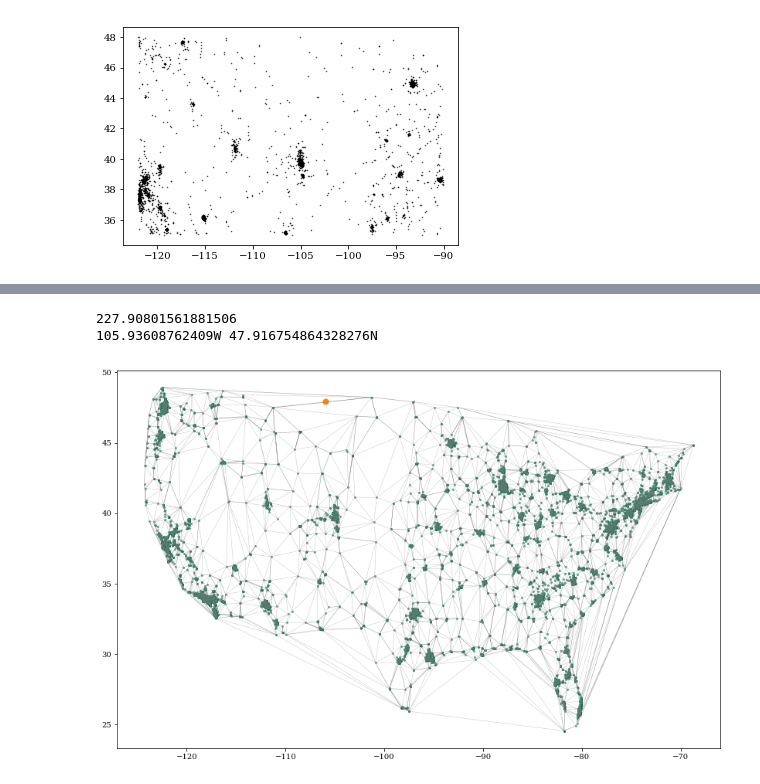
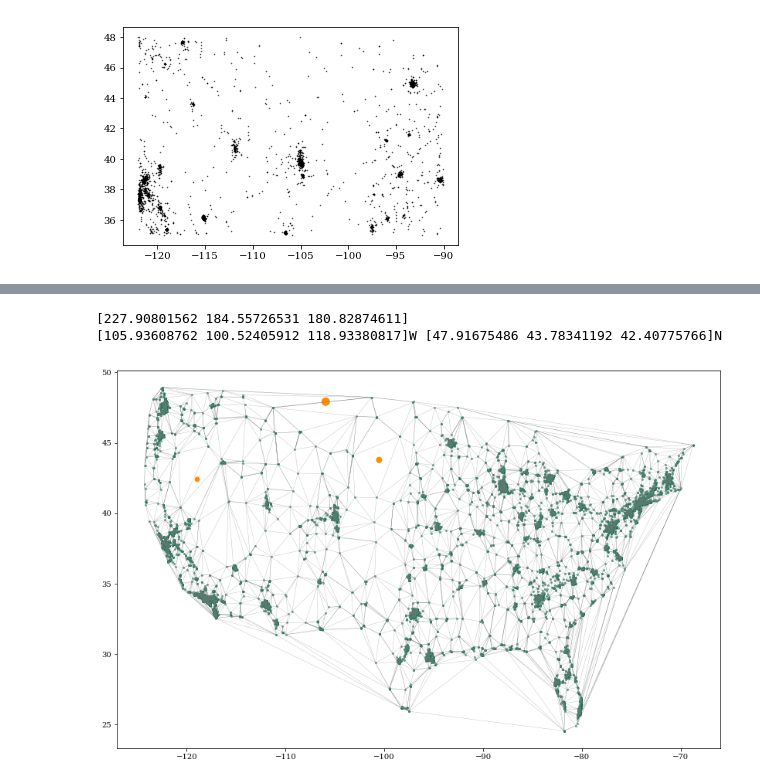
Before and after one commit to jradavenport/us_sbux2018, a Jupyter notebook: makeplots.ipynb, the cells around one changed output, grey strips where cells are left out. Cells and saved outputs as stored; diff of their text form; code cells hidden in the pictures.

```diff
--- a/makeplots.ipynb
+++ b/makeplots.ipynb
@@ -154,25 +157,25 @@ for k in range(vclose2.size):
                                   (vor2.vertices[:,1][vclose2][k] - vor2.points[:,1])**2))
 # %%
 ss = np.argsort(vdist2)[::-1]
-i = 0
+i = range(3)
 print(vdist2[ss][i] * 69)
 
 fig,ax = plt.subplots(figsize=(14, 9))
 plt.scatter(df['Longitude'][usa48], df['Latitude'][usa48],
             s=15, alpha=0.5, marker='.', c='#00704a')
 plt.triplot(df['Longitude'][usa48], df['Latitude'][usa48], tri2.simplices.copy(),
             c='grey', alpha=0.7, lw=0.3)
 
 # plt.plot(vor.vertices[:,0], vor.vertices[:,1],
 #         '.', c='k', markersize=1, alpha=0.2)
 
-plt.scatter(vor2.vertices[:,0][vclose2][ss][i], vor2.vertices[:,1][vclose2][ss][i],
-            color='DarkOrange', s=50)
+plt.scatter(vor2.vertices[:,0][vclose2][ss[i]], vor2.vertices[:,1][vclose2][ss[i]],
+            color='DarkOrange', s=100./(np.array(i, dtype=np.float)+1))
 
-print(str(-vor2.vertices[:,0][vclose2][ss][i])+'W ' + str(vor2.vertices[:,1][vclose2][ss][i])+'N')
+print(str(-vor2.vertices[:,0][vclose2][ss[i]])+'W ' + str(vor2.vertices[:,1][vclose2][ss[i]])+'N')
 
 plt.savefig('usa_sbux_lowest.png', dpi=300, bbox_inches='tight', pad_inches=0.25)
 # %% [output]
-227.90801561881506
-105.93608762409W 47.916754864328276N
+[227.90801562 184.55726531 180.82874611]
+[105.93608762 100.52405912 118.93380817]W [47.91675486 43.78341192 42.40775766]N
-[figure, old version]
+[figure, new version]
```
Also changed, not shown: parts of 1 cell of this notebook, 2 other files.
